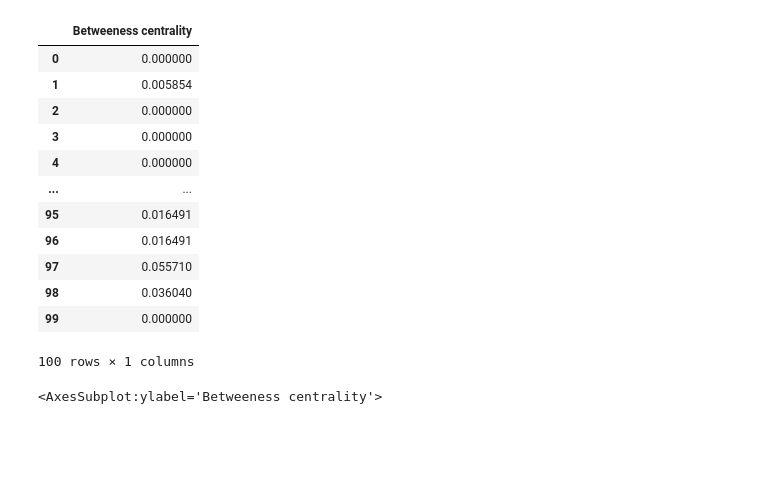
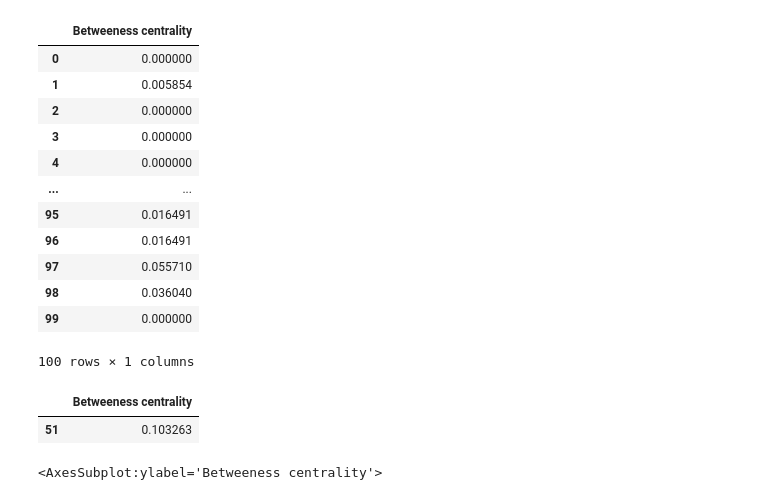
Before and after one commit to eakopyan/SwarmPy_Simulator, a Jupyter notebook: src/critical_nodes.ipynb, the cells around one changed output. Cells and saved outputs as stored; diff of their text form; code cells hidden in the pictures; blank space fills up the shorter version.

```diff
--- a/src/critical_nodes.ipynb
+++ b/src/critical_nodes.ipynb
@@ -233,6 +211,11 @@ df_bc
 | 98 | 0.036040 |
 | 99 | 0.000000 |
 100 rows × 1 columns
+# %%
+df_bc[df_bc['Betweeness centrality']>=0.1]
+# %% [output]
+|  | Betweeness centrality |
+| 51 | 0.103263 |
 # %%
 df_bc.plot(
     kind='box',
```
Also changed, not shown: parts of 17 cells of this notebook, 1 other file.
